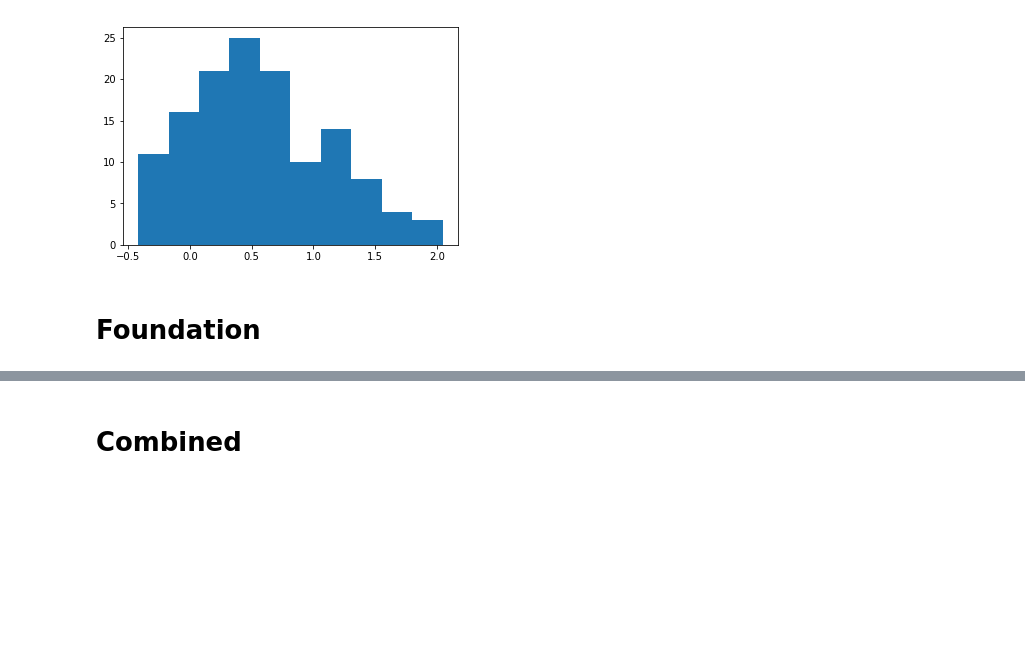
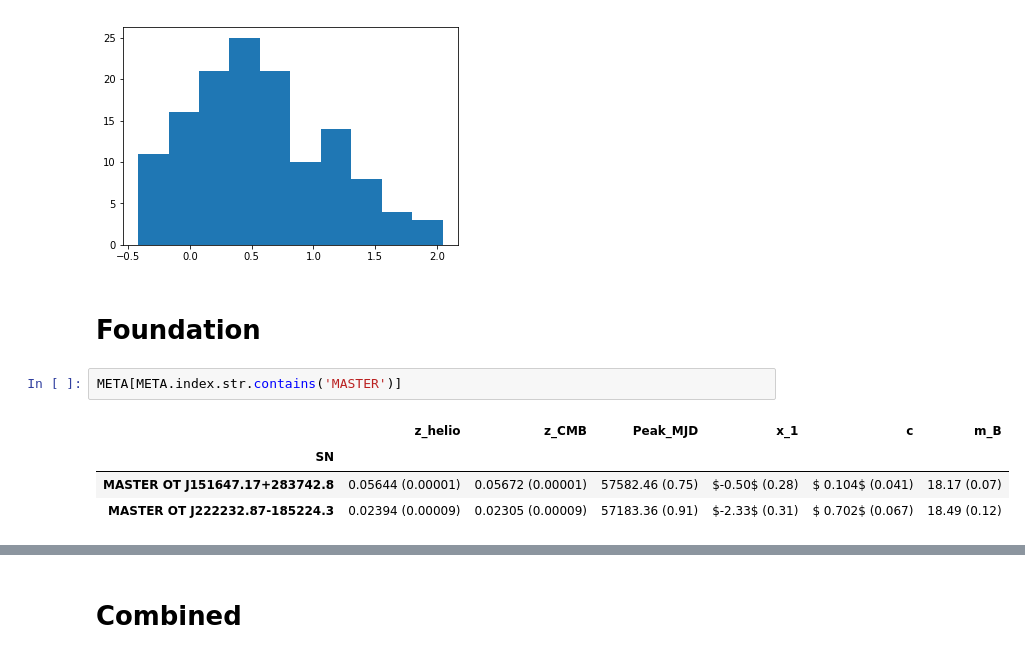
Before and after one commit to rubind/host_unity, a Jupyter notebook: fitting/chisq_results.ipynb, the cells around one changed output, grey strips where cells are left out. Cells and saved outputs as stored; diff of their text form; blank space fills up the shorter version.

```diff
--- a/fitting/chisq_results.ipynb
+++ b/fitting/chisq_results.ipynb
@@ -181,6 +181,13 @@ plt.hist(np.log10(csp_chisqs[np.isfinite(csp_chisqs)]))
 [figure]
 # %% [markdown]
 # Foundation
+# %%
+META[META.index.str.contains('MASTER')]
+# %% [output]
+|  | z_helio | z_CMB | Peak_MJD | x_1 | c | m_B |
+| SN |  |  |  |  |  |  |
+| MASTER OT J151647.17+283742.8 | 0.05644 (0.00001) | 0.05672 (0.00001) | 57582.46 (0.75) | $-0.50$ (0.28) | $ 0.104$ (0.041) | 18.17 (0.07) |
+| MASTER OT J222232.87-185224.3 | 0.02394 (0.00009) | 0.02305 (0.00009) | 57183.36 (0.91) | $-2.33$ (0.31) | $ 0.702$ (0.067) | 18.49 (0.12) |
 # %%
 DATA = pd.read_csv('/home/samdixon/foundation_photometry.txt', delimiter=', ', engine='python')
 META = ascii.read('/home/samdixon/foundation_lc_params.tex', format='latex').to_pandas()
```
Also changed, not shown: parts of 3 cells of this notebook.
